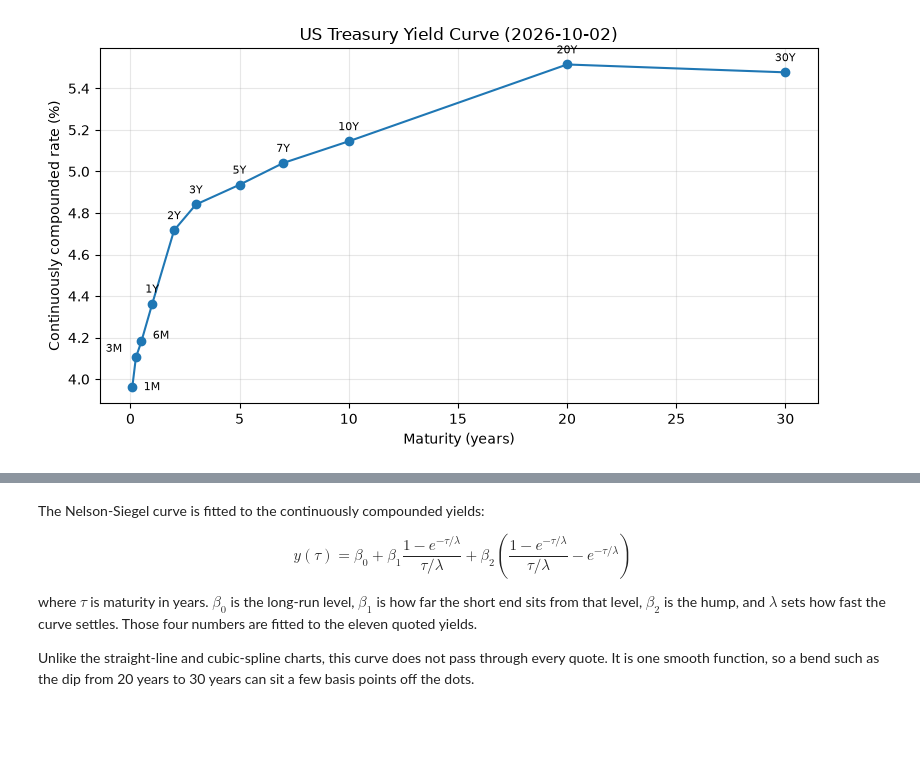
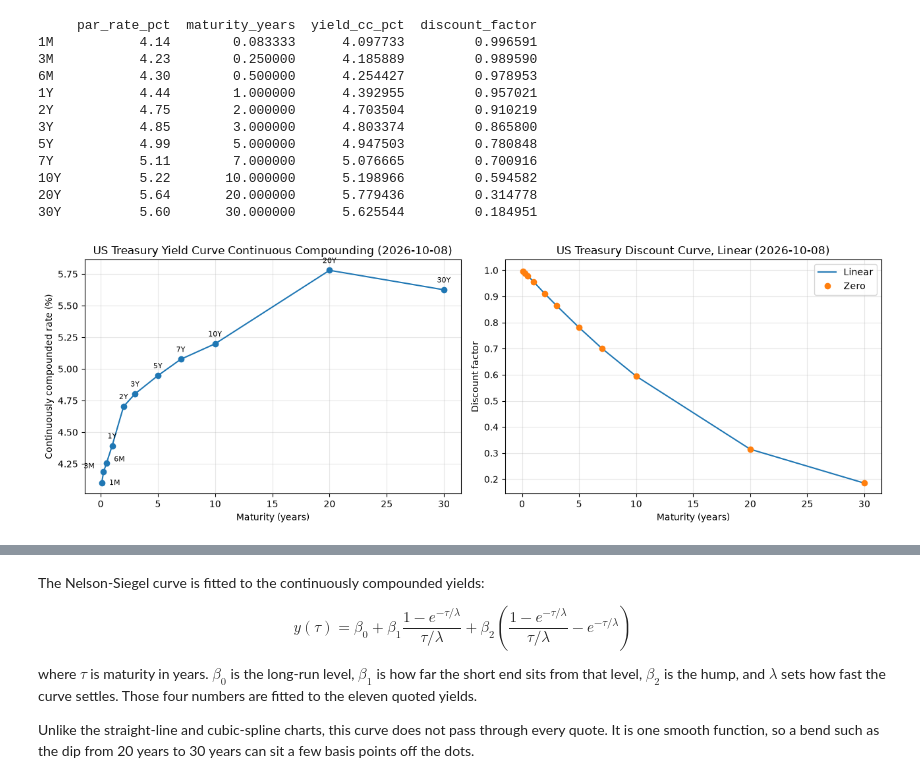
Before and after one commit to kristyan/project, a Jupyter notebook: project.ipynb, the cells around one changed output, grey strips where cells are left out. Saved outputs shown, nothing was run; the diff lists cells and outputs as text; code cells hidden in the pictures; blank space fills up the shorter version.

```diff
--- a/project.ipynb
+++ b/project.ipynb
@@ -80,38 +122,94 @@ maturity_years = {
     "20Y": 20,
     "30Y": 30,
 }
 
-yield_curve = latest_rates.rename("yield_pct").to_frame()
-yield_curve["maturity_years"] = yield_curve.index.map(maturity_years)
-yield_curve = yield_curve.sort_values("maturity_years")
-# Quoted yields are annually compounded. Continuous rate is r = ln(1 + z).
-yield_curve["yield_cc_pct"] = np.log1p(yield_curve["yield_pct"] / 100) * 100
+def zero_curve_table(par_rates):
+    """One date of par yields (%) to maturities, continuous zeros (%) and discount factors."""
+    table = par_rates.rename("par_rate_pct").to_frame()
+    table["maturity_years"] = table.index.map(maturity_years)
+    table = table.sort_values("maturity_years")
+    # FRED quotes are semiannual par yields. Bootstrap them to continuous zeros.
+    table["yield_cc_pct"] = par_to_continuous_zeros(
+        table["par_rate_pct"].to_numpy(),
+        table["maturity_years"].to_numpy(),
+    )
+    table["discount_factor"] = np.exp(
+        -table["yield_cc_pct"] / 100 * table["maturity_years"]
+    )
+    return table
 
+yield_curve = zero_curve_table(latest_rates)
+
+tenors = yield_curve["maturity_years"].to_numpy()
+yields = yield_curve["yield_cc_pct"].to_numpy()
+
+# Each curve cell adds (maturities, zero rates in %) here for the arbitrage check.
+fitted_curves = {}
+linear_grid = np.linspace(tenors[0], tenors[-1], 400)
+fitted_curves["Linear"] = (linear_grid, np.interp(linear_grid, tenors, yields))
+
+print(yield_curve)
 as_of = latest_rates.name.strftime("%Y-%m-%d")
 label_offsets = {
     "1M": (14, -2),
     "3M": (-16, 4),
     "6M": (14, 2),
 }
 
-fig, ax = plt.subplots(figsize=(8, 4.5))
+def plot_discount_curve(ax, maturities, zero_pct, label):
+    """Plot D(t) = exp(-r t) from continuous zero rates in percent, starting at 1 today."""
+    maturities = np.asarray(maturities, dtype=float)
+    discount = np.exp(-np.asarray(zero_pct, dtype=float) / 100 * maturities)
+    ax.plot(
+        np.concatenate([[0.0], maturities]),
+        np.concatenate([[1.0], discount]),
+        label=label,
+    )
+    ax.plot(
+        tenors,
+        yield_curve["discount_factor"],
+        marker="o",
+        linestyle="none",
+        label="Zero",
+    )
+    ax.set_title(f"US Treasury Discount Curve, {label} ({as_of})")
+    ax.set_xlabel("Maturity (years)")
+    ax.set_ylabel("Discount factor")
+    ax.legend()
+    ax.grid(True, alpha=0.3)
+
+fig, (ax, ax_df) = plt.subplots(1, 2, figsize=(13, 4.5))
 ax.plot(yield_curve["maturity_years"], yield_curve["yield_cc_pct"], marker="o")
 for maturity, row in yield_curve.iterrows():
     ax.annotate(
         maturity,
         (row["maturity_years"], row["yield_cc_pct"]),
         textcoords="offset points",
         xytext=label_offsets.get(maturity, (0, 8)),
         ha="center",
         fontsize=8,
     )
-ax.set_title(f"US Treasury Yield Curve ({as_of})")
+ax.set_title(f"US Treasury Yield Curve Continuous Compounding ({as_of})")
 ax.set_xlabel("Maturity (years)")
 ax.set_ylabel("Continuously compounded rate (%)")
 ax.grid(True, alpha=0.3)
+
+plot_discount_curve(ax_df, tenors, yields, "Linear")
 fig.tight_layout()
 plt.show()
 
 yield_curve
 # %% [output]
+     par_rate_pct  maturity_years  yield_cc_pct  discount_factor
+1M           4.14        0.083333      4.097733         0.996591
+3M           4.23        0.250000      4.185889         0.989590
+6M           4.30        0.500000      4.254427         0.978953
+1Y           4.44        1.000000      4.392955         0.957021
+2Y           4.75        2.000000      4.703504         0.910219
+3Y           4.85        3.000000      4.803374         0.865800
+5Y           4.99        5.000000      4.947503         0.780848
+7Y           5.11        7.000000      5.076665         0.700916
+10Y          5.22       10.000000      5.198966         0.594582
+20Y          5.64       20.000000      5.779436         0.314778
+30Y          5.60       30.000000      5.625544         0.184951
-[figure, old version]
+[figure, new version]
```
Also changed, not shown: parts of 14 cells of this notebook.
